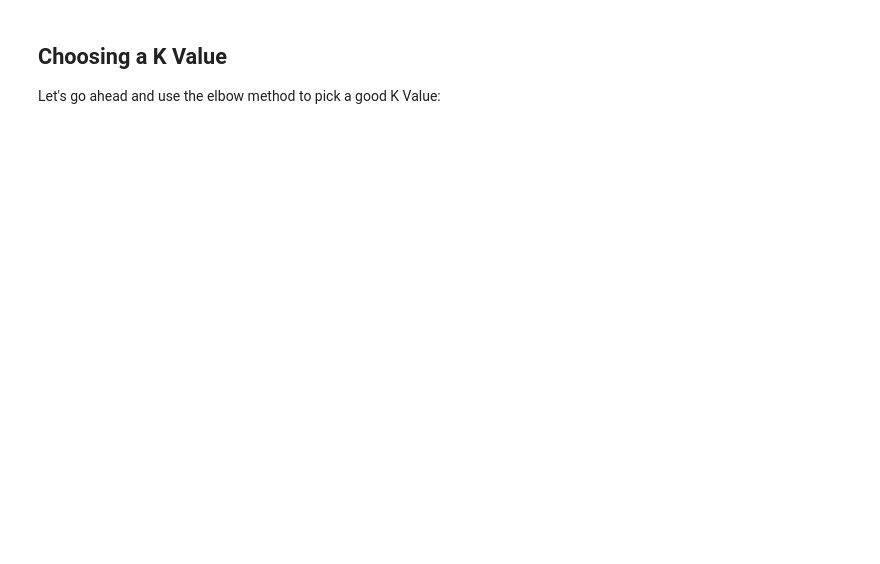
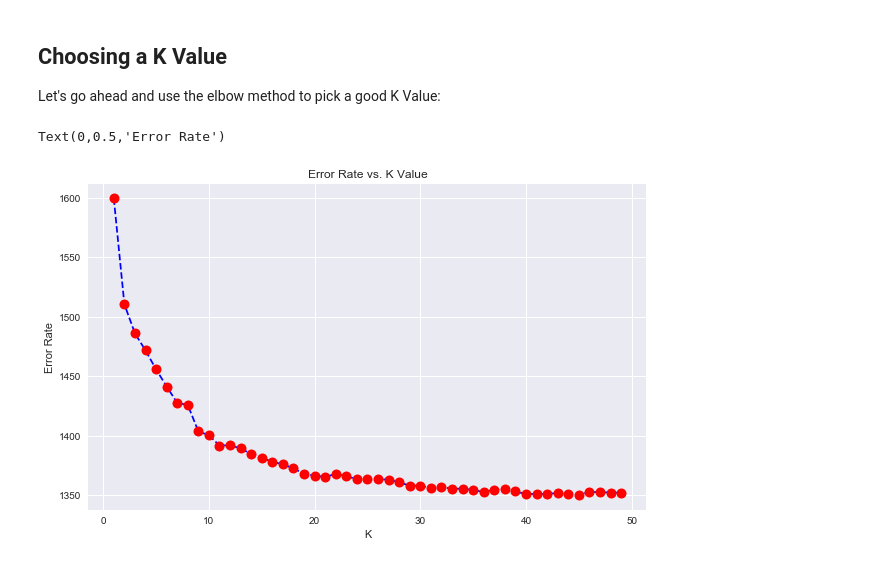
Before and after one commit to MaastrichtU-IDS/data-science-bootcamp-pggm, a Jupyter notebook: module2_notebooks/Supervised Regression/1_4_nonparametric_knn_regression.ipynb, the cells around one changed output. Saved outputs shown, nothing was run; the diff lists cells and outputs as text; code cells hidden in the pictures; blank space fills up the shorter version.

```diff
--- a/module2_notebooks/Supervised Regression/1_4_nonparametric_knn_regression.ipynb
+++ b/module2_notebooks/Supervised Regression/1_4_nonparametric_knn_regression.ipynb
@@ -91,6 +131,9 @@ y_train = train['Item_Outlet_Sales']
 
 x_test = test.drop('Item_Outlet_Sales', axis=1)
 y_test = test['Item_Outlet_Sales']
+# %%
+x_train = x_train._get_numeric_data()
+x_test = x_test._get_numeric_data()
 # %% [markdown]
 ### Standardize the Variables
 
@@ -123,3 +182,5 @@ pred = knn.predict(x_test)
 ## Choosing a K Value
 
 Let's go ahead and use the elbow method to pick a good K Value:
+# %%
+range_of_neighbors = range(1,50)
@@ -126,11 +198,10 @@ Let's go ahead and use the elbow method to pick a good K Value:
 # %%
 rmse_val = [] #to store rmse values for different k
-for K in range(15, 30):
+for K in range_of_neighbors:
     K = K+1
     model = KNeighborsRegressor(n_neighbors = K)
-
     model.fit(x_train, y_train)  #fit the model
     pred=model.predict(x_test) #make prediction on test set
     error = sqrt(mean_squared_error(y_test,pred)) #calculate rmse
     rmse_val.append(error) #store rmse values
-    print('RMSE value for k= ' , K , 'is:', error)
+    #    print('RMSE value for k= ' , K , 'is:', error)
@@ -137,7 +210,10 @@ for K in range(15, 30):
 # %%
 plt.figure(figsize=(10,6))
-plt.plot(range(1,16),rmse_val,color='blue', linestyle='dashed', marker='o',
+plt.plot(range_of_neighbors,rmse_val,color='blue', linestyle='dashed', marker='o',
          markerfacecolor='red', markersize=10)
 plt.title('Error Rate vs. K Value')
 plt.xlabel('K')
 plt.ylabel('Error Rate')
+# %% [output]
+Text(0,0.5,'Error Rate')
+[figure, added]
```
Also changed, not shown: parts of 11 cells of this notebook, 28 other files.
